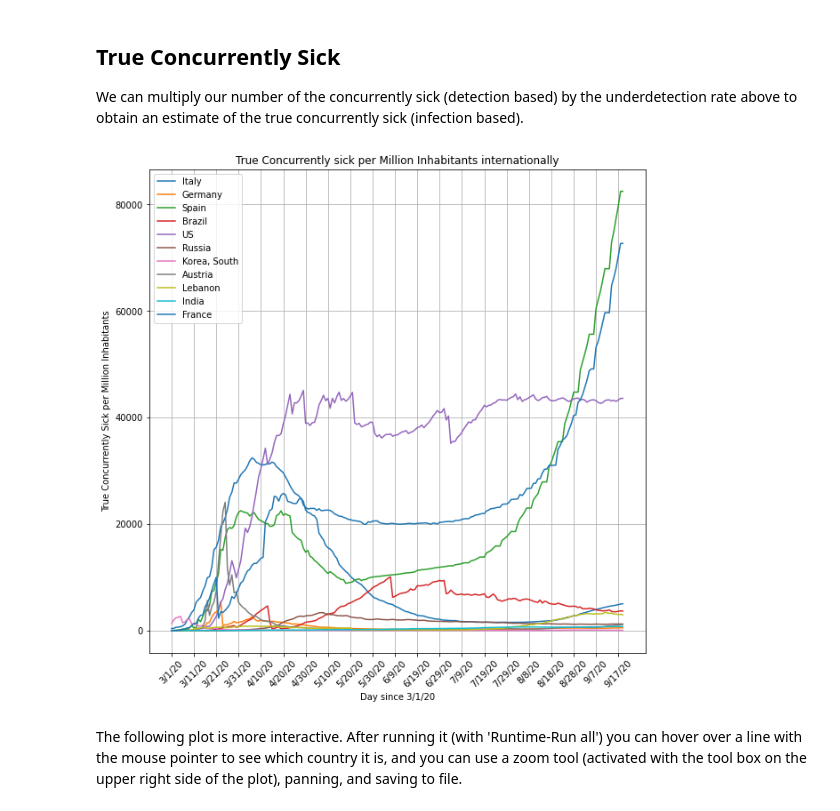
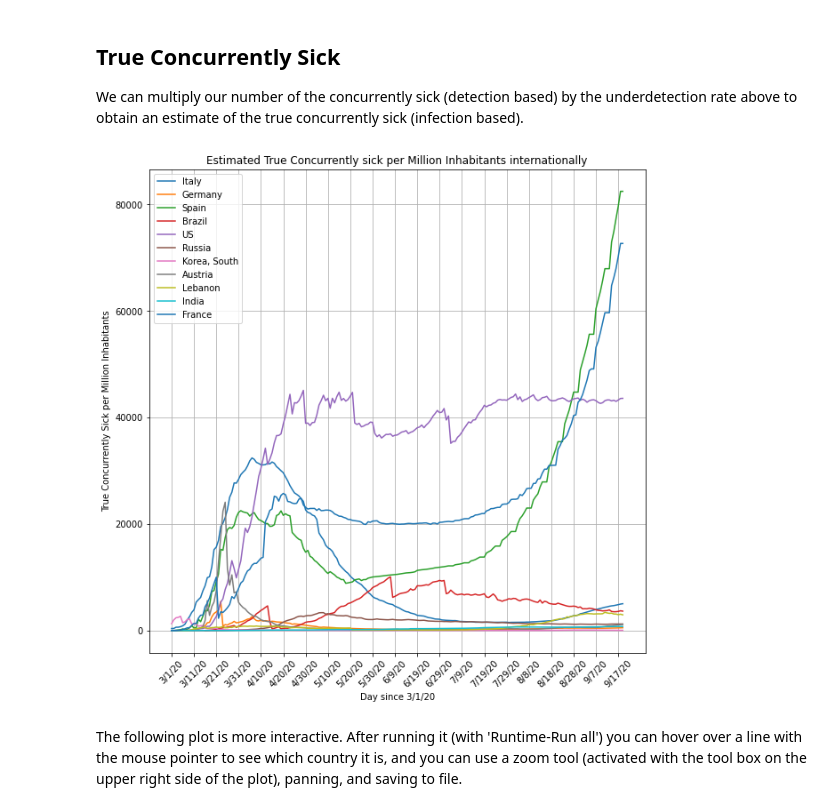
Before and after one commit to TUIlmenauAMS/CoronaComputationPrograms, a Jupyter notebook: coronaconcucrrentlysick.ipynb, the cells around one changed output. Cells and saved outputs as stored; diff of their text form; code cells hidden in the pictures.

```diff
--- a/coronaconcucrrentlysick.ipynb
+++ b/coronaconcucrrentlysick.ipynb
@@ -169,22 +172,22 @@ We can multiply our number of the concurrently sick (detection based) by the und
 # %%
 trueconcurrentlysick=underdetectionrate*concurrentlysick
 tcspm=trueconcurrentlysick.T/population
 
 pylab.rcParams['figure.figsize'] = (10, 10)
 fig, ax = plt.subplots(1,1)
 ax.plot(dates,tcspm)
 ax.set_xticks(np.arange(0,len(dates[1:]),10))
 plt.xticks(rotation=45)
 plt.legend(countries)
 plt.xlabel('Day since '+startdate)
 plt.ylabel('True Concurrently Sick per Million Inhabitants')
 plt.grid()
-plt.title('True Concurrently sick per Million Inhabitants internationally')
+plt.title('Estimated True Concurrently sick per Million Inhabitants internationally')
 #plt.axis([len(dates)-120, len(dates),1.0, 10])
 #ax.set_ylim(bottom=0.5, top=1.3)
 plt.show()
 # %% [output]
-[figure, old version]
+[figure, new version]
 # %% [markdown]
 The following plot is more interactive. After running it (with 'Runtime-Run all') you can hover over a line with the mouse pointer to see which country it is, and you can use a zoom tool (activated with the tool box on the upper right side of the plot), panning, and saving to file.
 # %%
```
Also changed, not shown: parts of 4 cells of this notebook.
